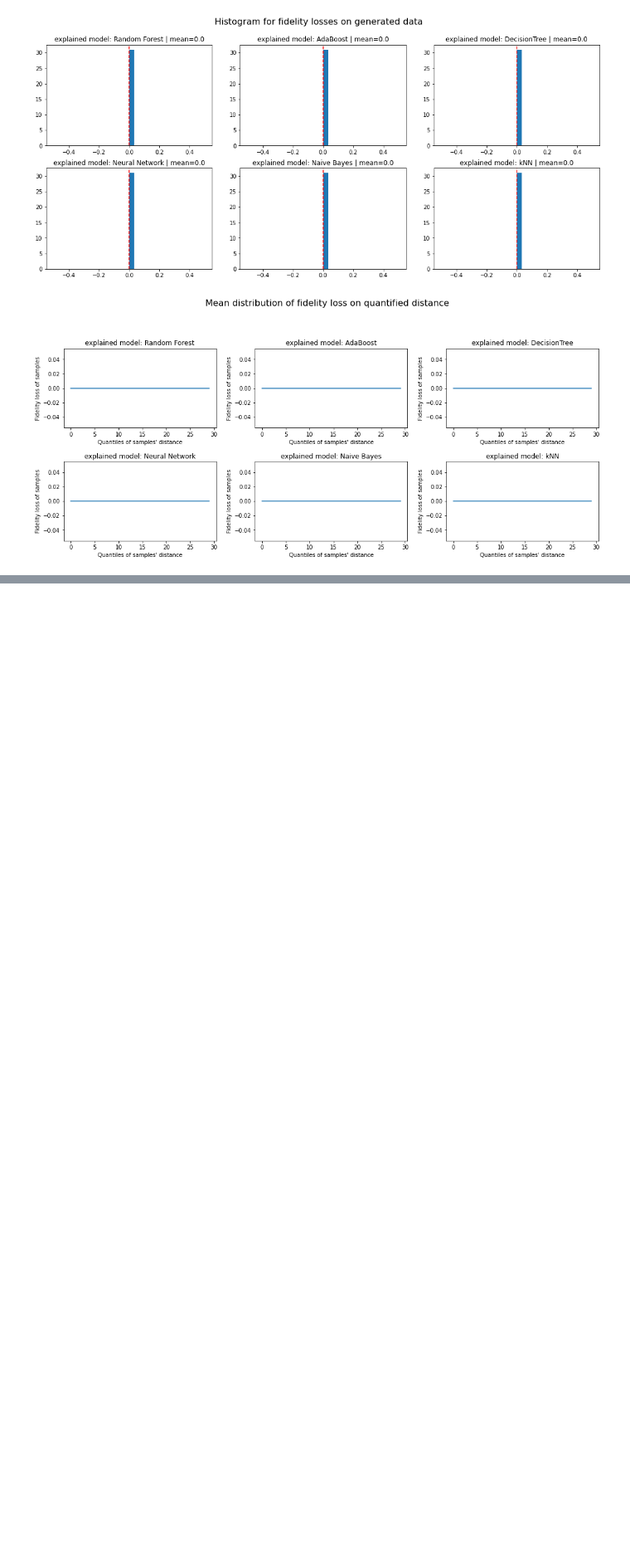
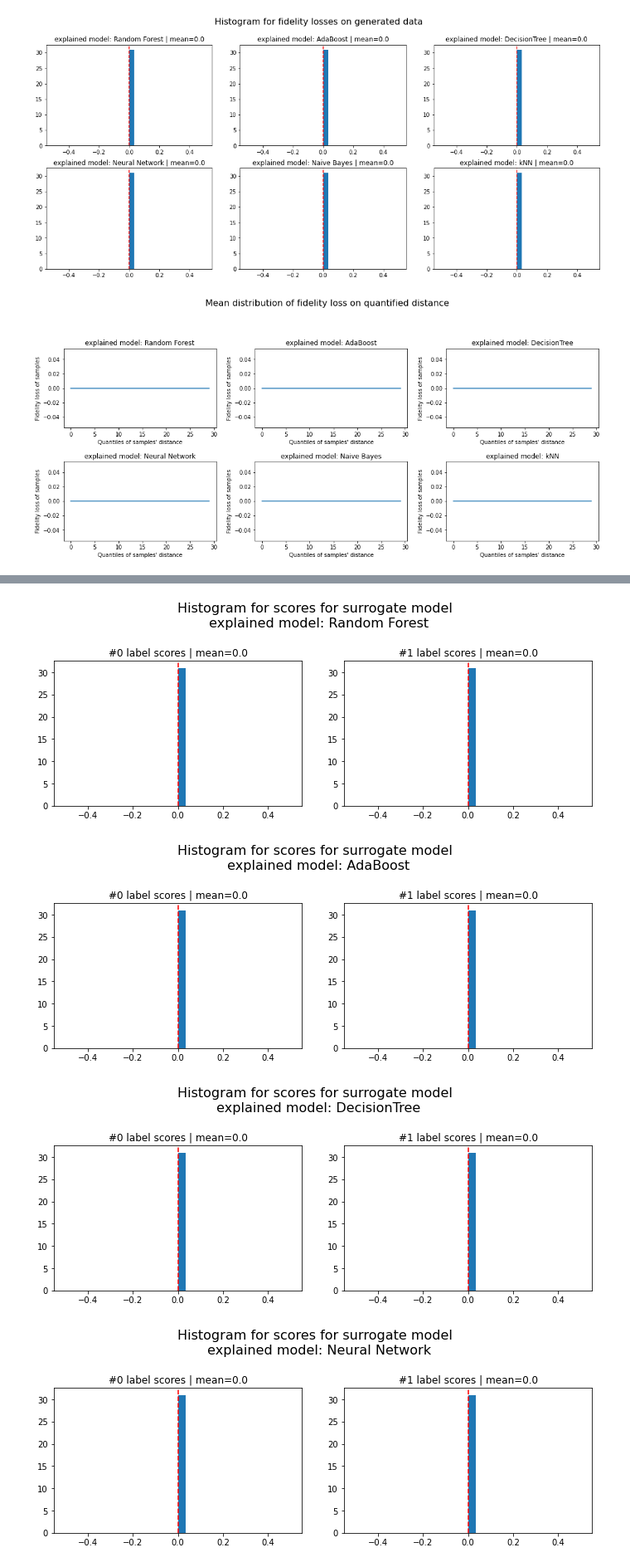
Before and after one commit to vonHousen/lime, a Jupyter notebook: doc/mod/notebooks/EfficiencyTest_HeartDisease.ipynb, the cells around one changed output, grey strips where cells are left out. Shown at 83% size. Cells and saved outputs as stored; diff of their text form; code cells hidden in the pictures; blank space fills up the shorter version.

Commit message:
Implemented single classifier as local surrogate.

```diff
--- a/doc/mod/notebooks/EfficiencyTest_HeartDisease.ipynb
+++ b/doc/mod/notebooks/EfficiencyTest_HeartDisease.ipynb
@@ -409,0 +484,7 @@ postprocessor_multiclassifier.plot_fidelity_loss_distribution(domain_unit="Quant
+# %%
+postprocessor_singleclassifier.plot_scores_for_surrogate_model()
+# %% [output]
+[figure, added]
+[figure, added]
+[figure, added]
+[figure, added]
```
Also changed, not shown: parts of 9 cells of this notebook, 14 other files.
